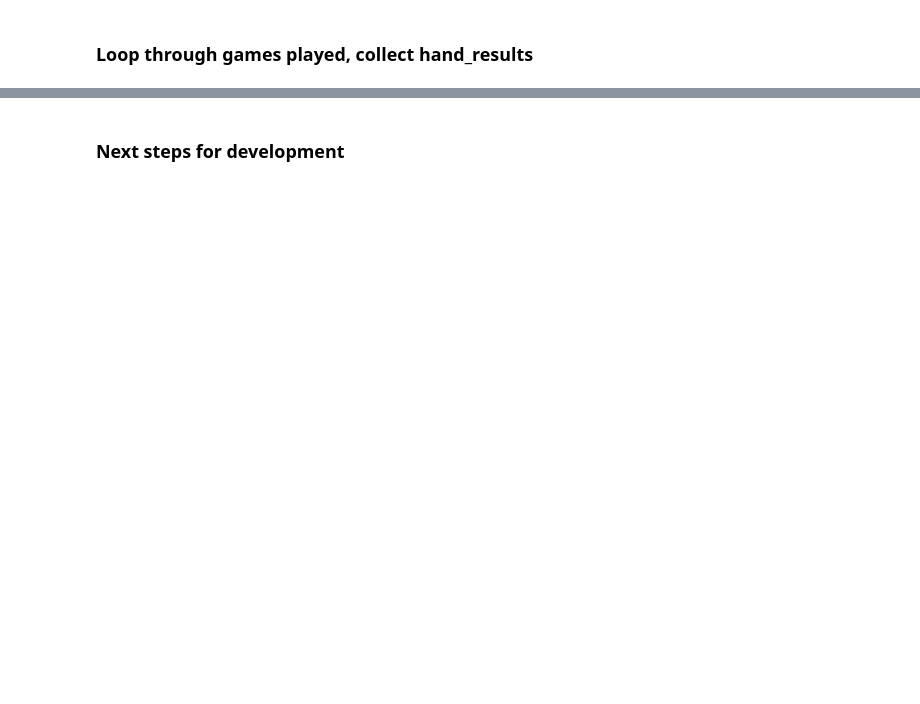
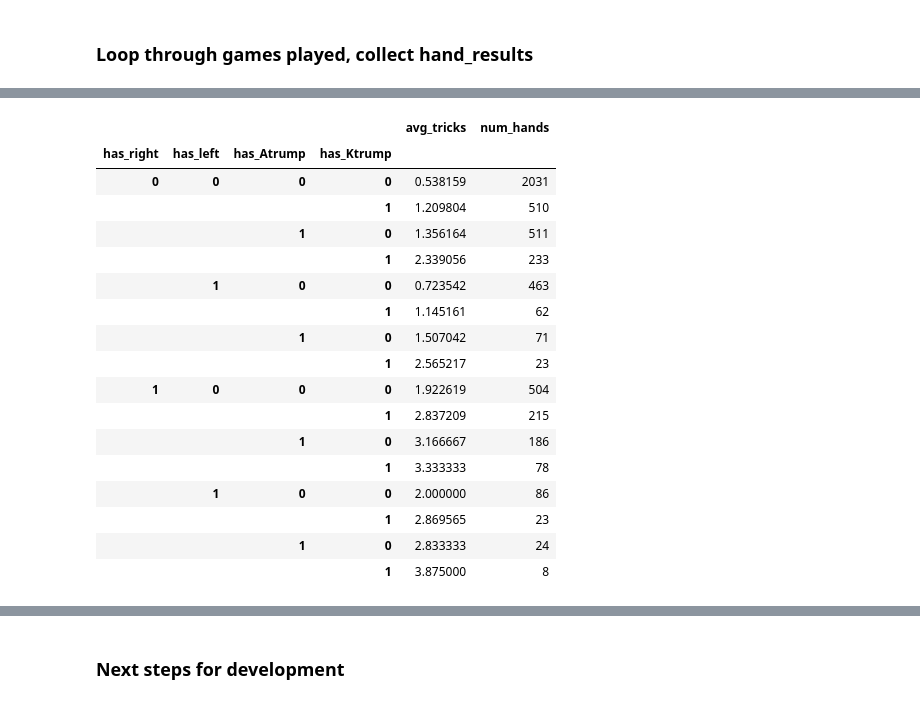
Before and after one commit to jeremypmobley/nonsense, a Jupyter notebook: euchre/euchre_dev.ipynb, the cells around one changed output, grey strips where cells are left out. Cells and saved outputs as stored; diff of their text form; code cells hidden in the pictures; blank space fills up the shorter version.

```diff
--- a/euchre/euchre_dev.ipynb
+++ b/euchre/euchre_dev.ipynb
@@ -444,3 +461,29 @@ all_hand_results_df[(all_hand_results_df['tricks_won']==0) & (all_hand_results_d
+# %%
+all_hand_results_df.groupby(['has_right',
+                             'has_left',
+                            'has_Atrump',
+                            'has_Ktrump',
+                            # 'has_Qtrump',
+                            ]).agg(avg_tricks=('tricks_won', 'mean'), num_hands=('has_right','count'))
+# %% [output]
+|  |  |  |  | avg_tricks | num_hands |
+| has_right | has_left | has_Atrump | has_Ktrump |  |  |
+| 0 | 0 | 0 | 0 | 0.538159 | 2031 |
+|  |  |  | 1 | 1.209804 | 510 |
+|  |  | 1 | 0 | 1.356164 | 511 |
+|  |  |  | 1 | 2.339056 | 233 |
+|  | 1 | 0 | 0 | 0.723542 | 463 |
+|  |  |  | 1 | 1.145161 | 62 |
+|  |  | 1 | 0 | 1.507042 | 71 |
+|  |  |  | 1 | 2.565217 | 23 |
+| 1 | 0 | 0 | 0 | 1.922619 | 504 |
+|  |  |  | 1 | 2.837209 | 215 |
+|  |  | 1 | 0 | 3.166667 | 186 |
+|  |  |  | 1 | 3.333333 | 78 |
+|  | 1 | 0 | 0 | 2.000000 | 86 |
+|  |  |  | 1 | 2.869565 | 23 |
+|  |  | 1 | 0 | 2.833333 | 24 |
+|  |  |  | 1 | 3.875000 | 8 |
 # %%
 all_hand_results_df['tricks_won'].hist(bins=20)
 # %% [output]
```
Also changed, not shown: parts of 29 cells of this notebook, 2 other files.
